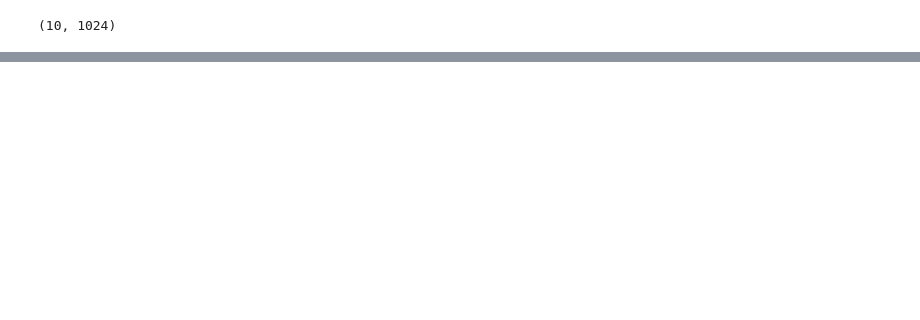
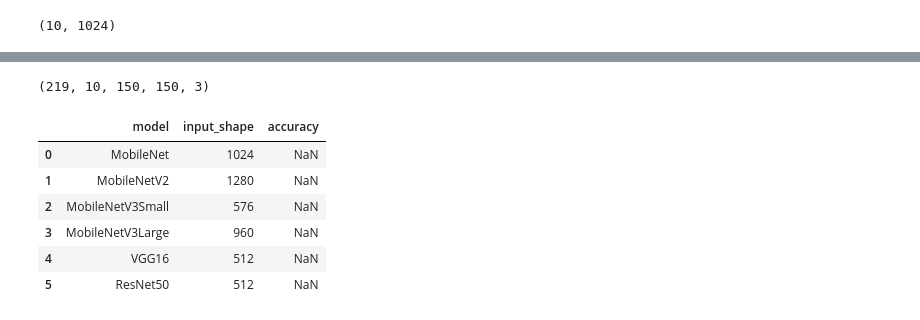
Before and after one commit to Kaaykun/SignFlow, a Jupyter notebook: backend/notebooks/model_training_ET.ipynb, the cells around one changed output, grey strips where cells are left out. Drawn from its saved outputs; the diff is of its cells as text; code cells hidden in the pictures; blank space fills up the shorter version.

```diff
--- a/backend/notebooks/model_training_ET.ipynb
+++ b/backend/notebooks/model_training_ET.ipynb
@@ -91,7 +107,7 @@ input_shape=(150,150,3)
 # %% [markdown]
 ### 1.1 MobileNet
 # %%
-def load_model():
+def load_model_1():
     model = MobileNet(
         include_top=False,  # Exclude fully connected layers
         weights='imagenet',  # Use pre-trained weights
@@ -102,7 +118,7 @@ def load_model():
     )
     return model
 
-model_mobilenet = load_model()
+model_mobilenet = load_model_1()
 model_mobilenet.trainable = False
 # %% [output]
 WARNING:tensorflow:`input_shape` is undefined or non-square, or `rows` is not in [128, 160, 192, 224]. Weights for input shape (224, 224) will be loaded as the default.
@@ -153,16 +221,16 @@ layers_outputs
 # %%
-def load_model():
+def load_model_3small():
     model = MobileNetV3Small(
         include_top=False,  # Exclude fully connected layers
         weights='imagenet',  # Use pre-trained weights
         input_shape=input_shape,  # Set your image input shape
-        pooling=None,  # Use default global average pooling
+        pooling="avg",  # Use default global average pooling
         classes=20,  # Adjust based on your task's number of classes
         classifier_activation='softmax'  # Softmax activation for classification
     )
     return model
 
-model_mobilenetv3 = load_model()
-model_mobilenetv3.trainable = False
+model_mobilenetv3small = load_model_3small()
+model_mobilenetv3small.trainable = False
 # %% [output]
 WARNING:tensorflow:`input_shape` is undefined or non-square, or `rows` is not 224. Weights for input shape (224, 224) will be loaded as the default.
@@ -190,0 +297,10 @@ ________________________________________________________________________________
+# %%
+def load_model_vgg16():
+    model = VGG16(weights="imagenet",
+                  include_top=False,
+                  input_shape=input_shape,
+                  pooling='avg')
+    return model
+
+model_vgg16 = load_model_vgg16()
+model_vgg16.trainable = False
@@ -190,0 +329,10 @@ ________________________________________________________________________________
+# %%
+def load_model_resnet50():
+    model = VGG16(weights="imagenet",
+                  include_top=False,
+                  input_shape=input_shape,
+                  pooling='avg')
+    return model
+
+model_resnet50 = load_model_resnet50()
+model_resnet50.trainable = False
@@ -374,0 +545,25 @@ ax2.set_ylim(0,1.1)
+# %%
+X.shape
+# %% [output]
+(219, 10, 150, 150, 3)
+# %%
+# Make a table to loop through
+results = pd.DataFrame(columns=["model", "input_shape", "accuracy"])
+results["model"] = ("MobileNet", "MobileNetV2", "MobileNetV3Small", "MobileNetV3Large", "VGG16", "ResNet50")
+results["input_shape"] = (
+    model_mobilenet.layers[-1].output.shape[1],
+    model_mobilenetv2.layers[-1].output.shape[1],
+    model_mobilenetv3small.layers[-1].output.shape[1],
+    model_mobilenetv3large.layers[-1].output.shape[1],
+    model_vgg16.layers[-1].output.shape[1],
+    model_resnet50.layers[-1].output.shape[1],
+)
+results
+# %% [output]
+|  | model | input_shape | accuracy |
+| 0 | MobileNet | 1024 | NaN |
+| 1 | MobileNetV2 | 1280 | NaN |
+| 2 | MobileNetV3Small | 576 | NaN |
+| 3 | MobileNetV3Large | 960 | NaN |
+| 4 | VGG16 | 512 | NaN |
+| 5 | ResNet50 | 512 | NaN |
```
Also changed, not shown: parts of 71 cells of this notebook.
